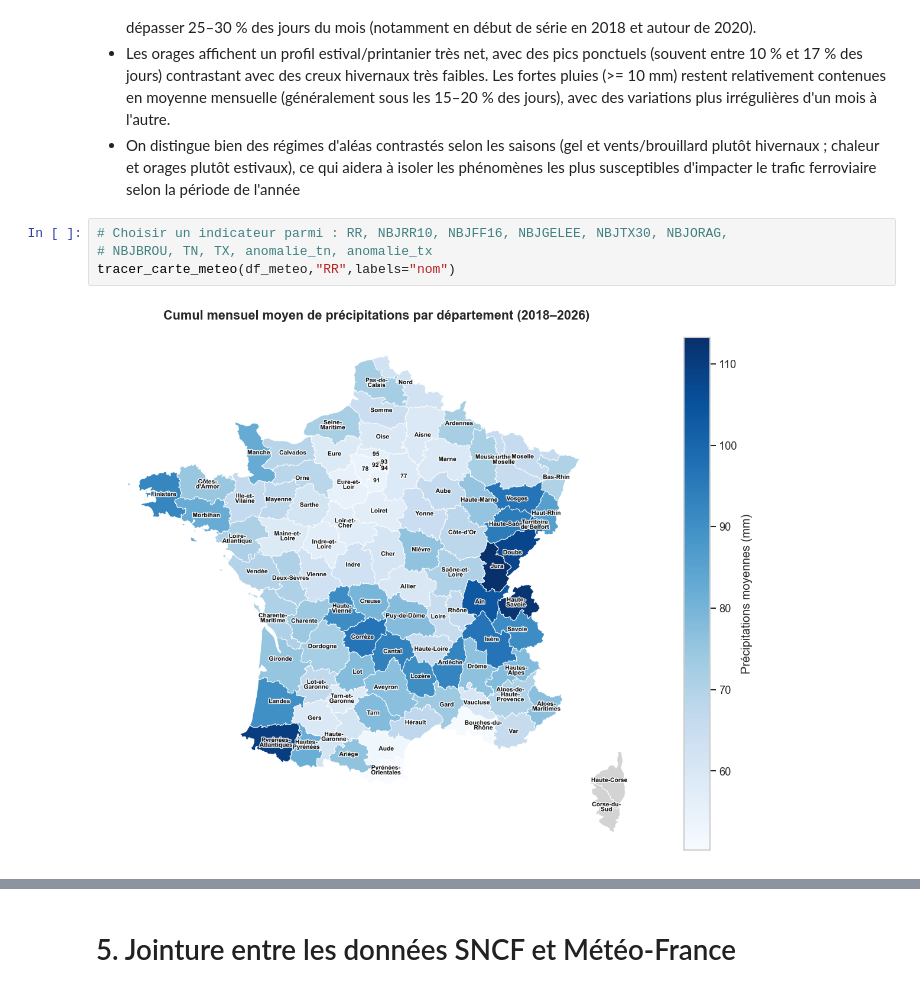
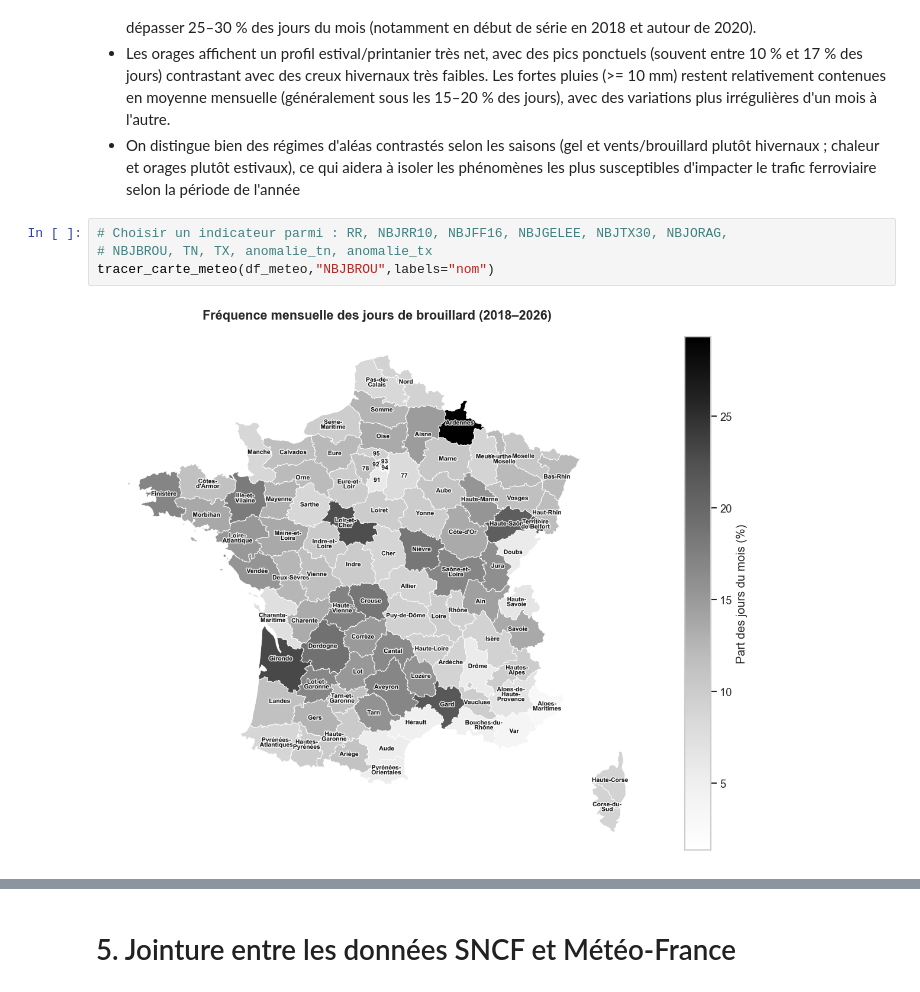
Before and after one commit to luteceagn/Projet_Python_ds, a Jupyter notebook: rapport_final.ipynb, the cells around one changed output, grey strips where cells are left out. Drawn from its saved outputs; the diff is of its cells as text.

```diff
--- a/rapport_final.ipynb
+++ b/rapport_final.ipynb
@@ -1023,6 +1099,6 @@ Vent fort, orages et forte pluie (>= 10 mm) :
 # %%
 # Choisir un indicateur parmi : RR, NBJRR10, NBJFF16, NBJGELEE, NBJTX30, NBJORAG,
 # NBJBROU, TN, TX, anomalie_tn, anomalie_tx
-tracer_carte_meteo(df_meteo,"RR",labels="nom")
+tracer_carte_meteo(df_meteo,"NBJBROU",labels="nom")
 # %% [output]
-[figure, old version]
+[figure, new version]
```
Also changed, not shown: parts of 11 cells of this notebook, 1 other file.
